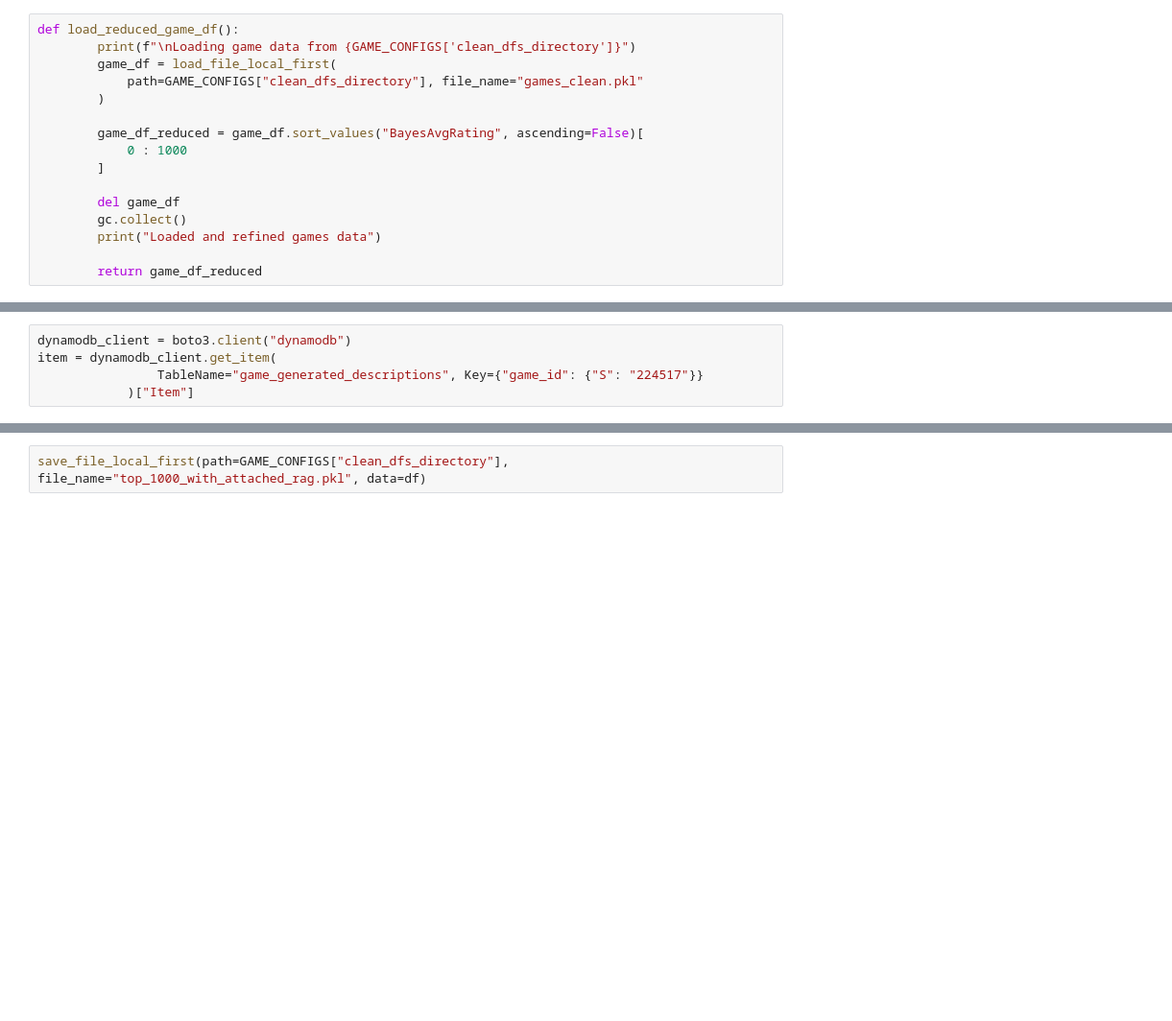
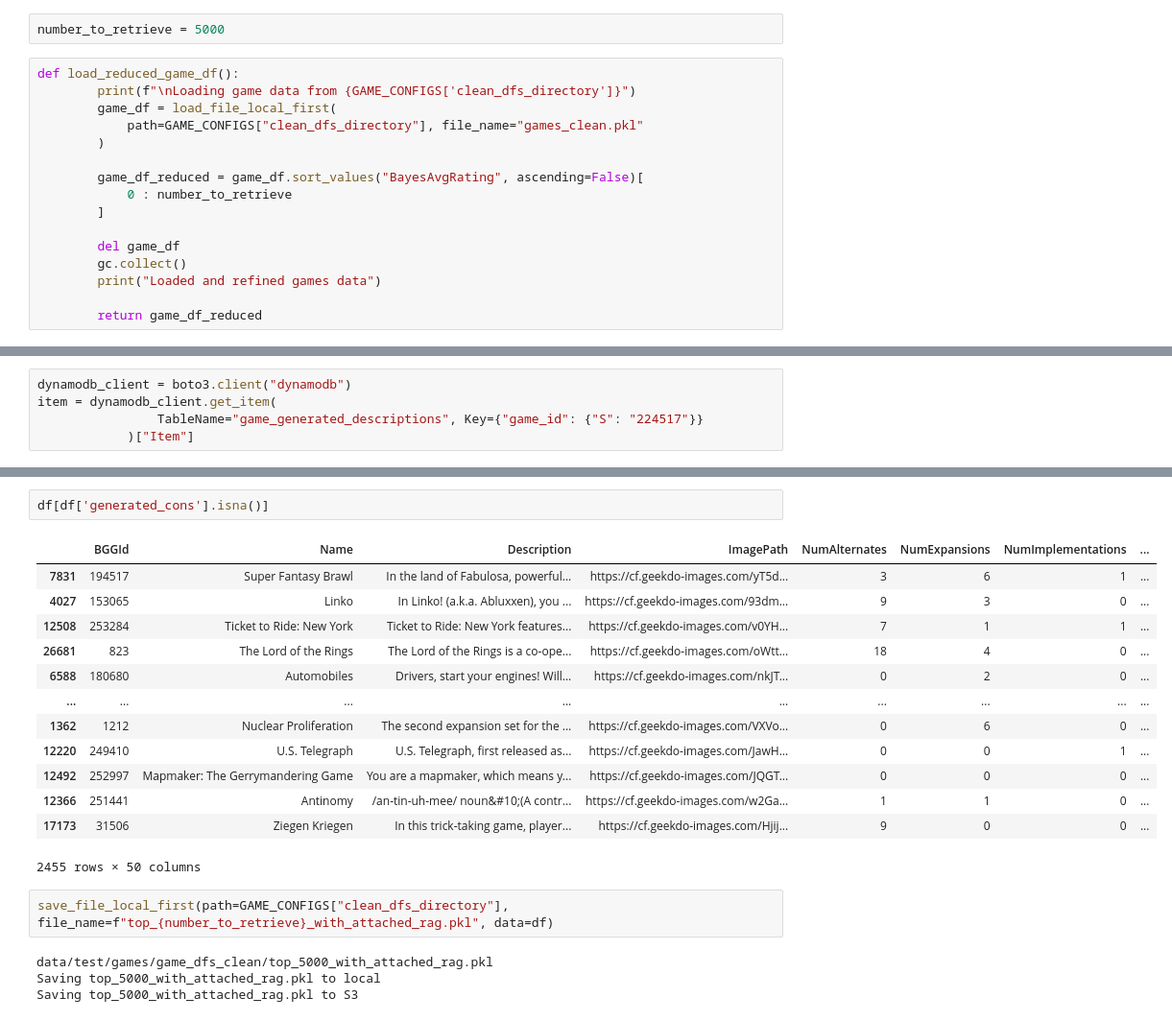
Before and after one commit to threnjen/boardgamegeek, a Jupyter notebook: exploratory_notebooks/load_top_1000_from_dynamodb.ipynb, the cells around one changed output, grey strips where cells are left out. Shown at 96% size. Cells and saved outputs as stored; diff of their text form; blank space fills up the shorter version.

```diff
--- a/exploratory_notebooks/load_top_1000_from_dynamodb.ipynb
+++ b/exploratory_notebooks/load_top_1000_from_dynamodb.ipynb
@@ -12,6 +17,8 @@ S3_SCRAPER_BUCKET = CONFIGS["s3_scraper_bucket"]
 GAME_CONFIGS = CONFIGS["games"]
 RATINGS_CONFIGS = CONFIGS["ratings"]
 IS_LOCAL = True if os.environ.get("IS_LOCAL", "False").lower() == "true" else False
+# %%
+number_to_retrieve = 5000
 # %%
 def load_reduced_game_df():
         print(f"\nLoading game data from {GAME_CONFIGS['clean_dfs_directory']}")
@@ -20,7 +27,7 @@ def load_reduced_game_df():
         )
 
         game_df_reduced = game_df.sort_values("BayesAvgRating", ascending=False)[
-            0 : 1000
+            0 : number_to_retrieve
         ]
 
         del game_df
@@ -60,2 +106,22 @@ df.head()
+# %%
+df[df['generated_cons'].isna()]
+# %% [output]
+|  | BGGId | Name | Description | ImagePath | NumAlternates | NumExpansions | NumImplementations | ... |
+| 7831 | 194517 | Super Fantasy Brawl | In the land of Fabulosa, powerful... | https://cf.geekdo-images.com/yT5d... | 3 | 6 | 1 | ... |
+| 4027 | 153065 | Linko | In Linko! (a.k.a. Abluxxen), you ... | https://cf.geekdo-images.com/93dm... | 9 | 3 | 0 | ... |
+| 12508 | 253284 | Ticket to Ride: New York | Ticket to Ride: New York features... | https://cf.geekdo-images.com/v0YH... | 7 | 1 | 1 | ... |
+| 26681 | 823 | The Lord of the Rings | The Lord of the Rings is a co-ope... | https://cf.geekdo-images.com/oWtt... | 18 | 4 | 0 | ... |
+| 6588 | 180680 | Automobiles | Drivers, start your engines! Will... | https://cf.geekdo-images.com/nkJT... | 0 | 2 | 0 | ... |
+| ... | ... | ... | ... | ... | ... | ... | ... | ... |
+| 1362 | 1212 | Nuclear Proliferation | The second expansion set for the ... | https://cf.geekdo-images.com/VXVo... | 0 | 6 | 0 | ... |
+| 12220 | 249410 | U.S. Telegraph | U.S. Telegraph, first released as... | https://cf.geekdo-images.com/JawH... | 0 | 0 | 1 | ... |
+| 12492 | 252997 | Mapmaker: The Gerrymandering Game | You are a mapmaker, which means y... | https://cf.geekdo-images.com/JQGT... | 0 | 0 | 0 | ... |
+| 12366 | 251441 | Antinomy | /an-tin-uh-mee/ noun&#10;(A contr... | https://cf.geekdo-images.com/w2Ga... | 1 | 1 | 0 | ... |
+| 17173 | 31506 | Ziegen Kriegen | In this trick-taking game, player... | https://cf.geekdo-images.com/Hjij... | 9 | 0 | 0 | ... |
+2455 rows × 50 columns
 # %%
-save_file_local_first(path=GAME_CONFIGS["clean_dfs_directory"], file_name="top_1000_with_attached_rag.pkl", data=df)
+save_file_local_first(path=GAME_CONFIGS["clean_dfs_directory"], file_name=f"top_{number_to_retrieve}_with_attached_rag.pkl", data=df)
+# %% [output]
+data/test/games/game_dfs_clean/top_5000_with_attached_rag.pkl
+Saving top_5000_with_attached_rag.pkl to local
+Saving top_5000_with_attached_rag.pkl to S3
```
Also changed, not shown: parts of 6 cells of this notebook, 5 other files.
